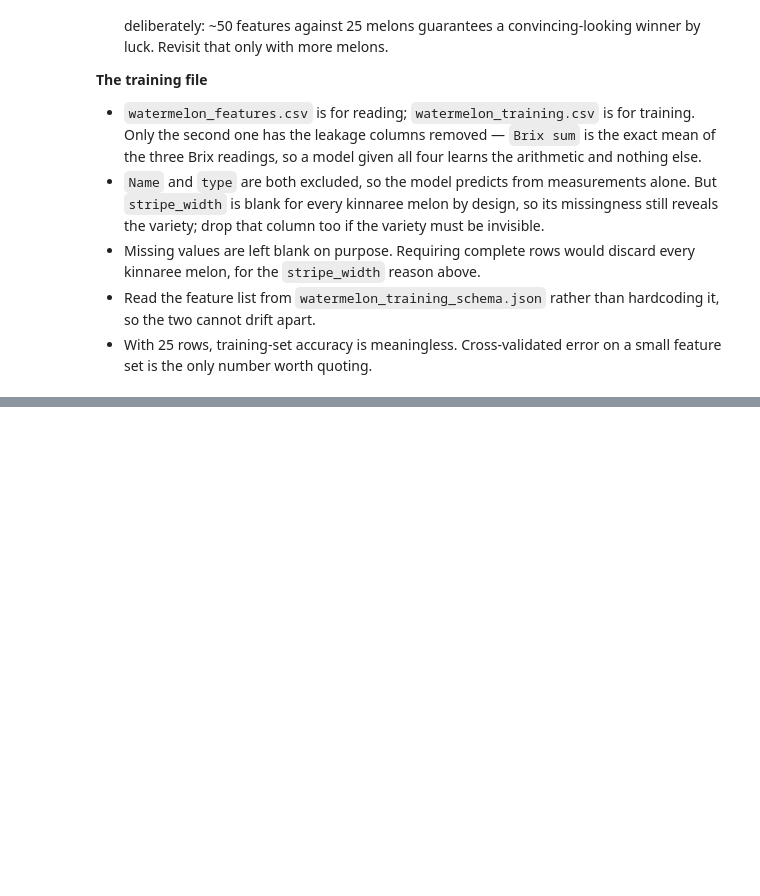
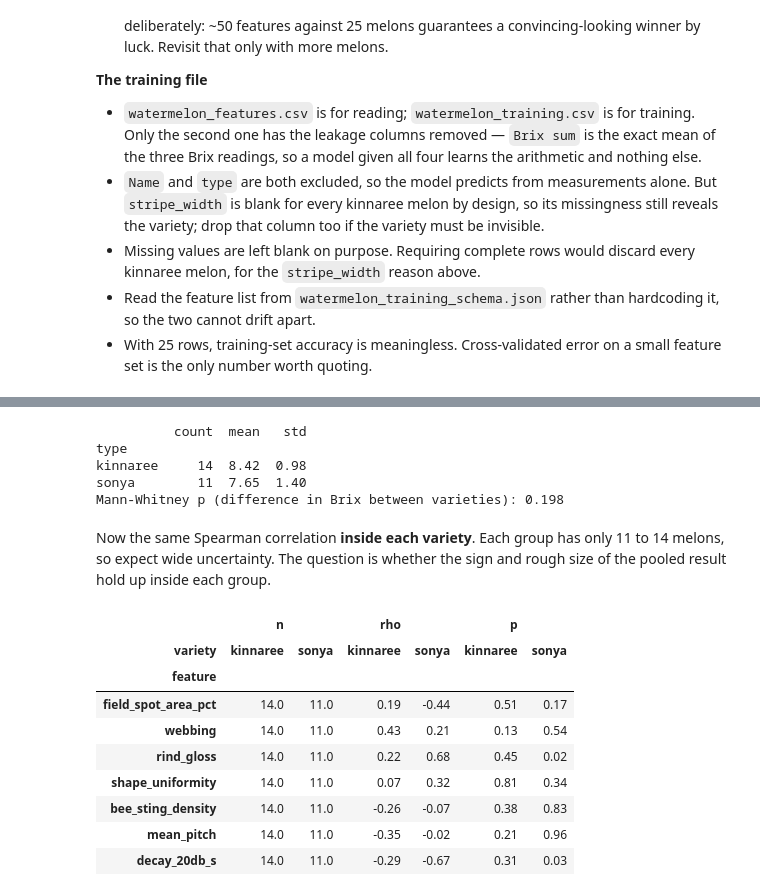
Before and after one commit to Some10n3/Watermelon, a Jupyter notebook: watermelon_features.ipynb, the cells around one changed output, grey strips where cells are left out. Saved outputs shown, nothing was run; the diff lists cells and outputs as text; code cells hidden in the pictures; blank space fills up the shorter version.

```diff
--- a/watermelon_features.ipynb
+++ b/watermelon_features.ipynb
@@ -1812,0 +1829,27 @@ wrote cues.json  (10 complete columns available)
+# %%
+import json
+from scipy import stats
+
+rng = np.random.default_rng(42)          # fixed seed so results repeat
+CUE_SPEC = json.loads(Path('cues.json').read_text(encoding='utf-8'))
+data = pd.read_csv('watermelon_features.csv')
+Y = 'Brix sum'                           # = brix_mean, the mean of the three readings
+
+FEATS, FOLK, CUE_OF = [], {}, {}
+for cue, spec in CUE_SPEC['cues'].items():
+    for col in spec['columns']:
+        FEATS.append(col); FOLK[col] = spec['folk_direction']; CUE_OF[col] = cue
+
+def pair(df, f):
+    d = df[[f, Y]].dropna()               # melons missing this feature are skipped
+    return d[f].to_numpy(float), d[Y].to_numpy(float)
+
+rows = []
+for f in FEATS:
+    x, y = pair(data, f)
+    r, pr = stats.pearsonr(x, y); rho, ps = stats.spearmanr(x, y)
+    rows.append(dict(feature=f, cue=CUE_OF[f], n=len(x), pearson_r=r, pearson_p=pr,
+                     spearman_rho=rho, spearman_p=ps))
+tab = pd.DataFrame(rows).set_index('feature')
+print(f'{len(data)} melons, {len(FEATS)} cue columns from cues.json')
+tab.round(3)
@@ -1812,0 +1953,34 @@ wrote cues.json  (10 complete columns available)
+# %%
+print(data.groupby('type')[Y].agg(['count', 'mean', 'std']).round(2))
+a = data[data.type == 'sonya'][Y]; b = data[data.type == 'kinnaree'][Y]
+print('Mann-Whitney p (difference in Brix between varieties):', round(stats.mannwhitneyu(a, b).pvalue, 3))
+# %% [output]
+          count  mean   std
+type
+kinnaree     14  8.42  0.98
+sonya        11  7.65  1.40
+Mann-Whitney p (difference in Brix between varieties): 0.198
+# %% [markdown]
+Now the same Spearman correlation **inside each variety**. Each group has only 11 to 14 melons, so expect wide uncertainty. The question is whether the sign and rough size of the pooled result hold up inside each group.
+# %%
+rows = []
+for f in FEATS:
+    for v in ['sonya', 'kinnaree']:
+        x, y = pair(data[data.type == v], f)
+        if len(x) >= 5 and np.ptp(x) > 0:
+            rho, p = stats.spearmanr(x, y)
+            rows.append(dict(feature=f, variety=v, n=len(x), rho=rho, p=p))
+within = pd.DataFrame(rows)
+wide = within.pivot(index='feature', columns='variety', values=['n', 'rho', 'p']).reindex(FEATS)
+wide.round(2)
+# %% [output]
+|  | n |  | rho |  | p |  |
+| variety | kinnaree | sonya | kinnaree | sonya | kinnaree | sonya |
+| feature |  |  |  |  |  |  |
+| field_spot_area_pct | 14.0 | 11.0 | 0.19 | -0.44 | 0.51 | 0.17 |
+| webbing | 14.0 | 11.0 | 0.43 | 0.21 | 0.13 | 0.54 |
+| rind_gloss | 14.0 | 11.0 | 0.22 | 0.68 | 0.45 | 0.02 |
+| shape_uniformity | 14.0 | 11.0 | 0.07 | 0.32 | 0.81 | 0.34 |
+| bee_sting_density | 14.0 | 11.0 | -0.26 | -0.07 | 0.38 | 0.83 |
+| mean_pitch | 14.0 | 11.0 | -0.35 | -0.02 | 0.21 | 0.96 |
+| decay_20db_s | 14.0 | 11.0 | -0.29 | -0.67 | 0.31 | 0.03 |
```
Also changed, not shown: parts of 17 cells of this notebook.
